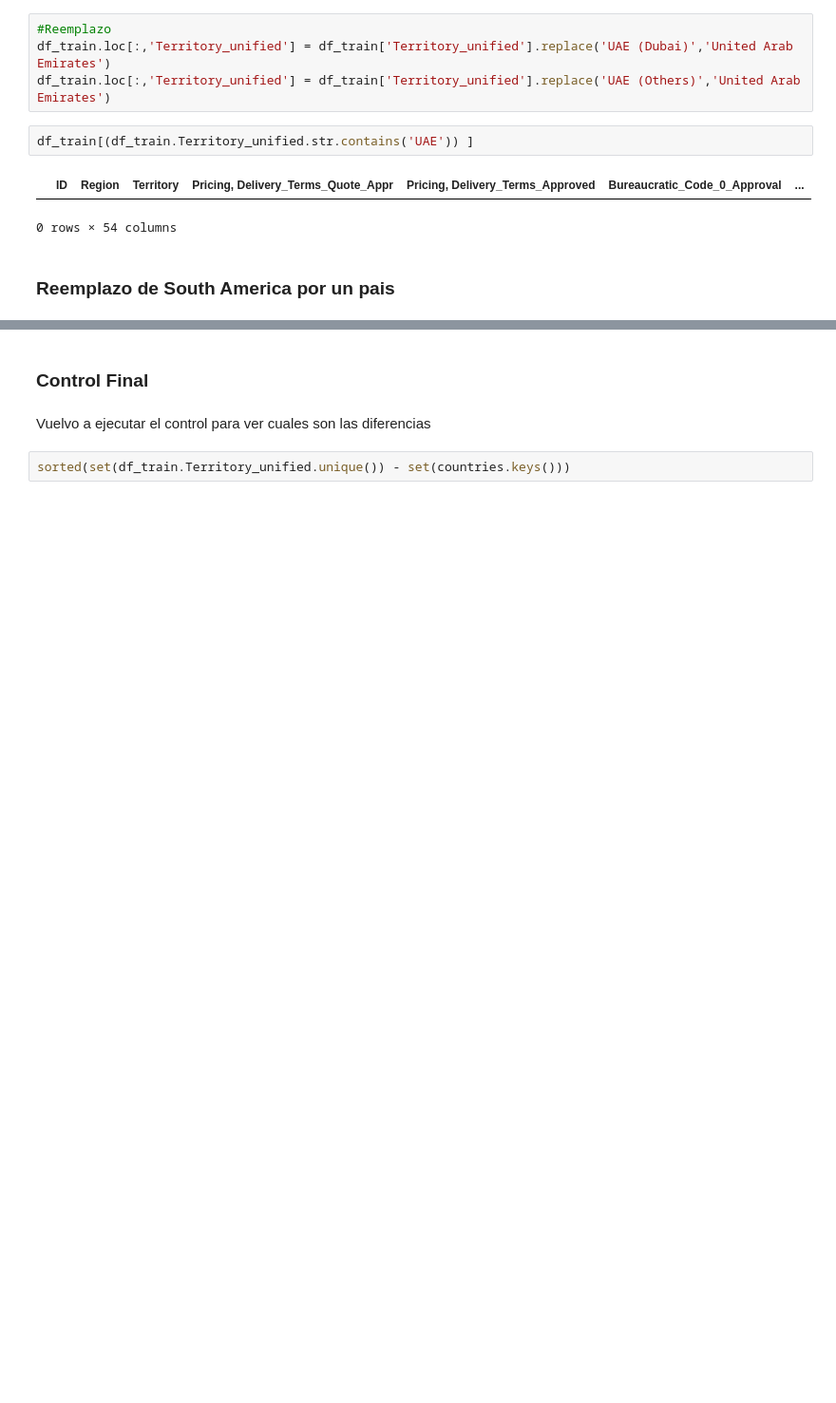
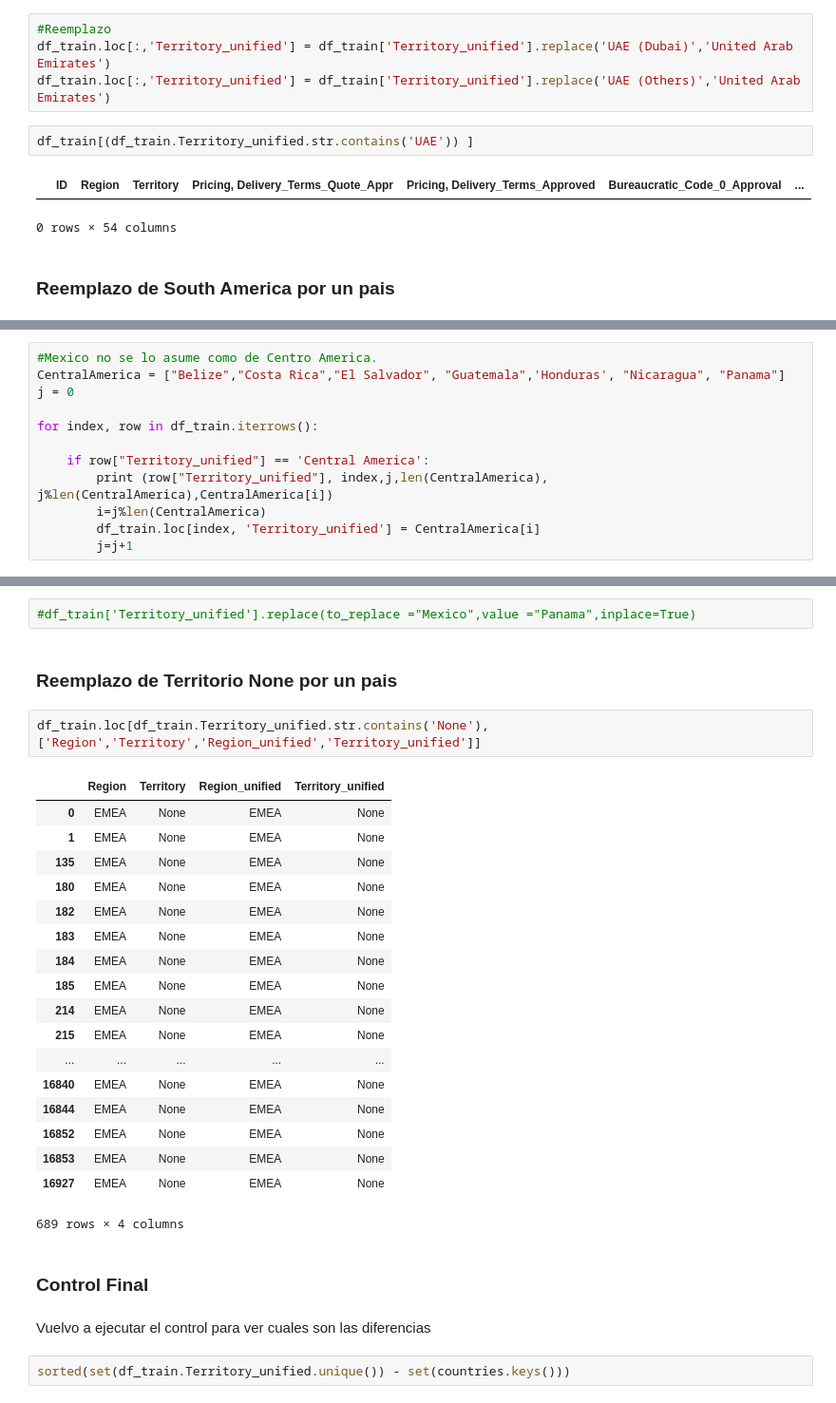
Before and after one commit to faristegui/tpdatos-2c-2020, a Jupyter notebook: tp1-cesar.ipynb, the cells around one changed output, grey strips where cells are left out. Shown at 95% size. Drawn from its saved outputs; the diff is of its cells as text; blank space fills up the shorter version.

```diff
--- a/tp1-cesar.ipynb
+++ b/tp1-cesar.ipynb
@@ -700,0 +784,12 @@ df_train[(df_train.Territory.str.contains('South America')) ]
+# %%
+#Mexico no se lo asume como de Centro America.
+CentralAmerica = ["Belize","Costa Rica","El Salvador", "Guatemala",'Honduras', "Nicaragua", "Panama"]
+j = 0
+
+for index, row in df_train.iterrows():
+
+    if row["Territory_unified"] == 'Central America':
+        print (row["Territory_unified"], index,j,len(CentralAmerica), j%len(CentralAmerica),CentralAmerica[i])
+        i=j%len(CentralAmerica)
+        df_train.loc[index, 'Territory_unified'] = CentralAmerica[i]
+        j=j+1
@@ -701,3 +805,28 @@ df_train[(df_train.Territory.str.contains('South America')) ]
+# %%
+#df_train['Territory_unified'].replace(to_replace ="Mexico",value ="Panama",inplace=True)
+# %% [markdown]
+### Reemplazo de Territorio None por un pais
+# %%
+df_train.loc[df_train.Territory_unified.str.contains('None'),['Region','Territory','Region_unified','Territory_unified']]
+# %% [output]
+|  | Region | Territory | Region_unified | Territory_unified |
+| 0 | EMEA | None | EMEA | None |
+| 1 | EMEA | None | EMEA | None |
+| 135 | EMEA | None | EMEA | None |
+| 180 | EMEA | None | EMEA | None |
+| 182 | EMEA | None | EMEA | None |
+| 183 | EMEA | None | EMEA | None |
+| 184 | EMEA | None | EMEA | None |
+| 185 | EMEA | None | EMEA | None |
+| 214 | EMEA | None | EMEA | None |
+| 215 | EMEA | None | EMEA | None |
+| ... | ... | ... | ... | ... |
+| 16840 | EMEA | None | EMEA | None |
+| 16844 | EMEA | None | EMEA | None |
+| 16852 | EMEA | None | EMEA | None |
+| 16853 | EMEA | None | EMEA | None |
+| 16927 | EMEA | None | EMEA | None |
+689 rows × 4 columns
 # %% [markdown]
 ### Control Final
 # %% [markdown]
```
Also changed, not shown: parts of 39 cells of this notebook.
